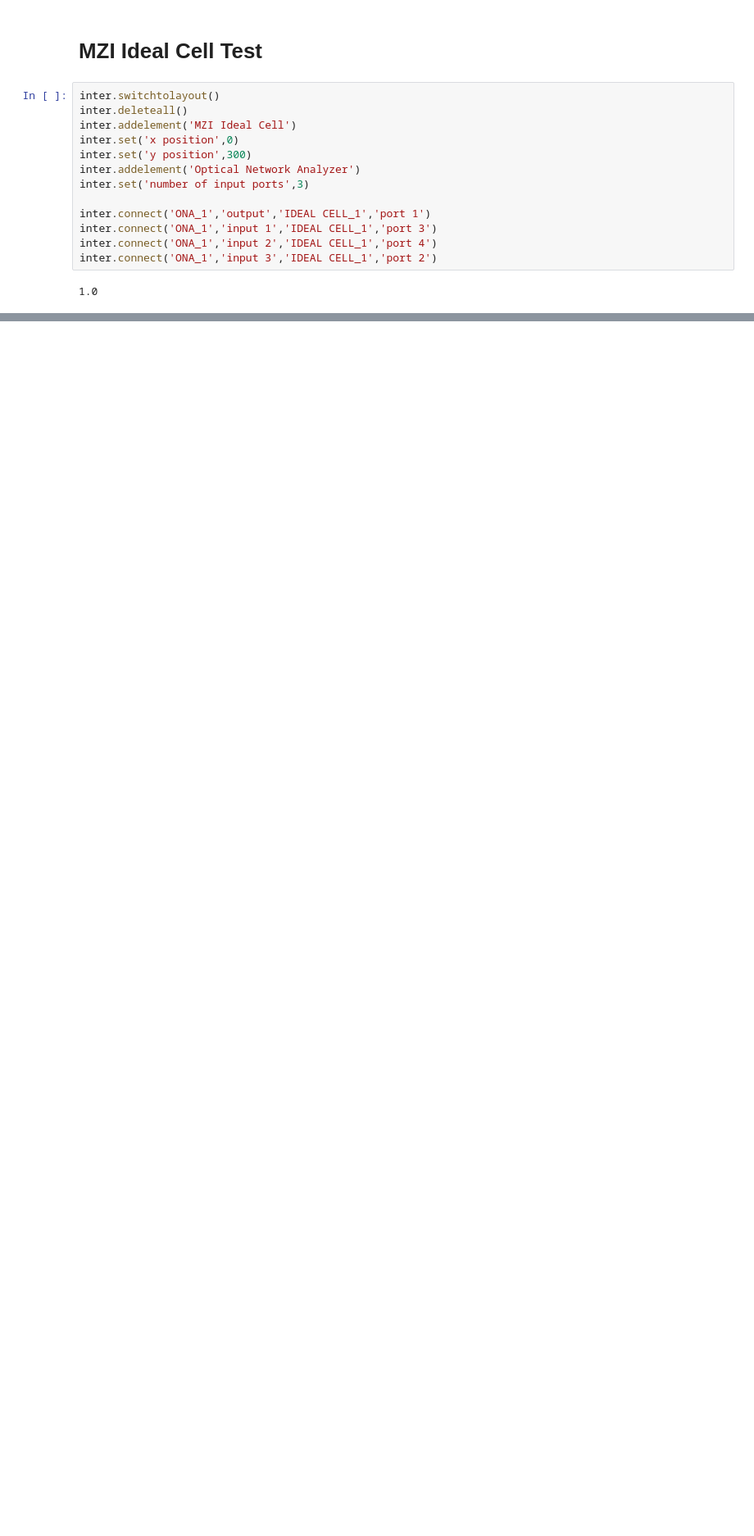
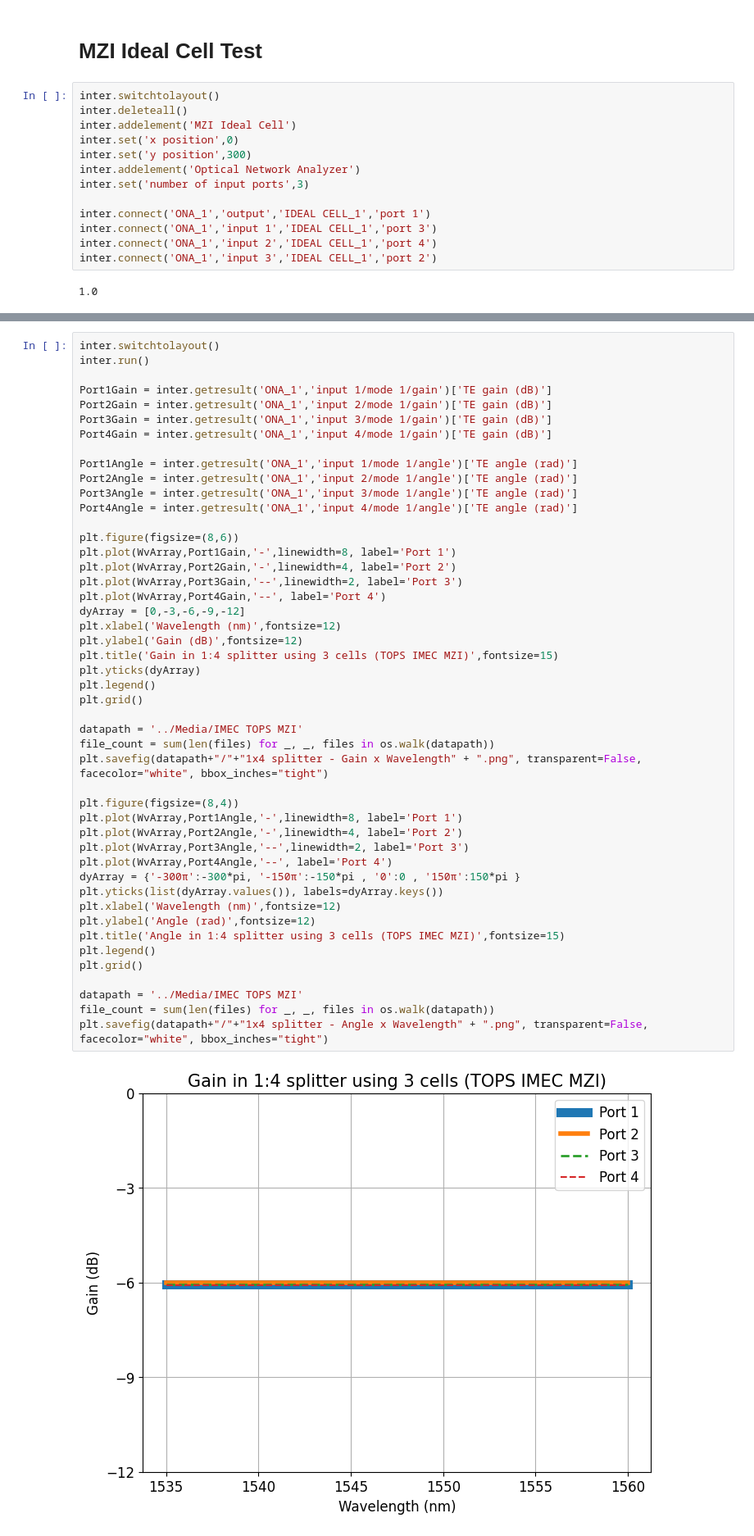
Before and after one commit to CaioRodrigues200/Programmable-Multifunctional-Circuit, a Jupyter notebook: Simulations/INTERCONNECT_Caio.ipynb, the cells around one changed output, grey strips where cells are left out. Shown at 82% size. Saved outputs shown, nothing was run; the diff lists cells and outputs as text; blank space fills up the shorter version.

```diff
--- a/Simulations/INTERCONNECT_Caio.ipynb
+++ b/Simulations/INTERCONNECT_Caio.ipynb
@@ -240,0 +330,49 @@ plt.grid()
+# %%
+inter.switchtolayout()
+inter.run()
+
+Port1Gain = inter.getresult('ONA_1','input 1/mode 1/gain')['TE gain (dB)']
+Port2Gain = inter.getresult('ONA_1','input 2/mode 1/gain')['TE gain (dB)']
+Port3Gain = inter.getresult('ONA_1','input 3/mode 1/gain')['TE gain (dB)']
+Port4Gain = inter.getresult('ONA_1','input 4/mode 1/gain')['TE gain (dB)']
+
+Port1Angle = inter.getresult('ONA_1','input 1/mode 1/angle')['TE angle (rad)']
+Port2Angle = inter.getresult('ONA_1','input 2/mode 1/angle')['TE angle (rad)']
+Port3Angle = inter.getresult('ONA_1','input 3/mode 1/angle')['TE angle (rad)']
+Port4Angle = inter.getresult('ONA_1','input 4/mode 1/angle')['TE angle (rad)']
+
+plt.figure(figsize=(8,6))
+plt.plot(WvArray,Port1Gain,'-',linewidth=8, label='Port 1')
+plt.plot(WvArray,Port2Gain,'-',linewidth=4, label='Port 2')
+plt.plot(WvArray,Port3Gain,'--',linewidth=2, label='Port 3')
+plt.plot(WvArray,Port4Gain,'--', label='Port 4')
+dyArray = [0,-3,-6,-9,-12]
+plt.xlabel('Wavelength (nm)',fontsize=12)
+plt.ylabel('Gain (dB)',fontsize=12)
+plt.title('Gain in 1:4 splitter using 3 cells (TOPS IMEC MZI)',fontsize=15)
+plt.yticks(dyArray)
+plt.legend()
+plt.grid()
+
+datapath = '../Media/IMEC TOPS MZI'
+file_count = sum(len(files) for _, _, files in os.walk(datapath))
+plt.savefig(datapath+"/"+"1x4 splitter - Gain x Wavelength" + ".png", transparent=False, facecolor="white", bbox_inches="tight")
+
+plt.figure(figsize=(8,4))
+plt.plot(WvArray,Port1Angle,'-',linewidth=8, label='Port 1')
+plt.plot(WvArray,Port2Angle,'-',linewidth=4, label='Port 2')
+plt.plot(WvArray,Port3Angle,'--',linewidth=2, label='Port 3')
+plt.plot(WvArray,Port4Angle,'--', label='Port 4')
+dyArray = {'-300π':-300*pi, '-150π':-150*pi , '0':0 , '150π':150*pi }
+plt.yticks(list(dyArray.values()), labels=dyArray.keys())
+plt.xlabel('Wavelength (nm)',fontsize=12)
+plt.ylabel('Angle (rad)',fontsize=12)
+plt.title('Angle in 1:4 splitter using 3 cells (TOPS IMEC MZI)',fontsize=15)
+plt.legend()
+plt.grid()
+
+datapath = '../Media/IMEC TOPS MZI'
+file_count = sum(len(files) for _, _, files in os.walk(datapath))
+plt.savefig(datapath+"/"+"1x4 splitter - Angle x Wavelength" + ".png", transparent=False, facecolor="white", bbox_inches="tight")
+# %% [output]
+[figure, added]
```
Also changed, not shown: parts of 12 cells of this notebook, 9 other files.
